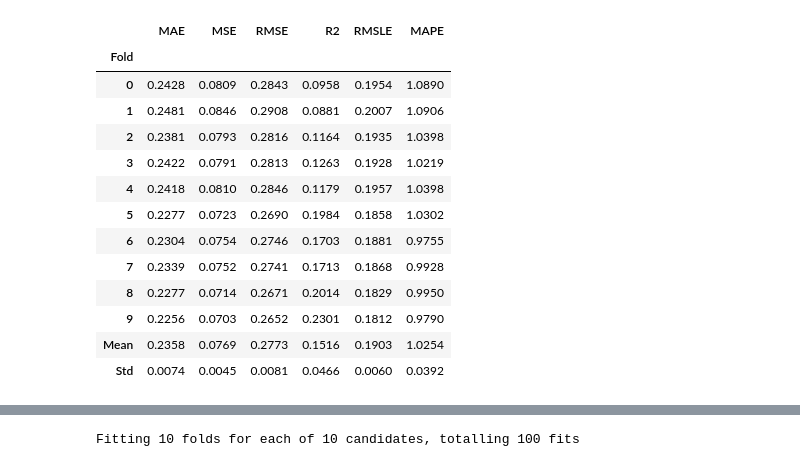
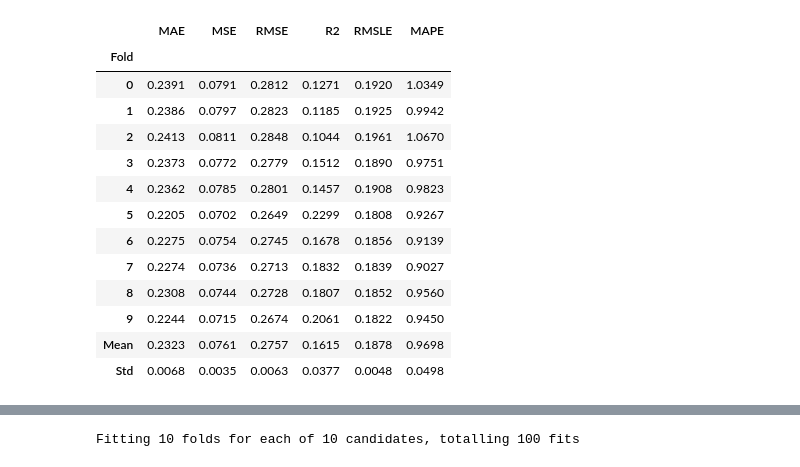
Before and after one commit to Lemaque14/IndyCar-Predictor, a Jupyter notebook: MLModel_IndyCar.ipynb, the cells around one changed output, grey strips where cells are left out. Drawn from its saved outputs; the diff is of its cells as text; code cells hidden in the pictures.

```diff
--- a/MLModel_IndyCar.ipynb
+++ b/MLModel_IndyCar.ipynb
@@ -129,5 +129,5 @@ ElasticNet(random_state=123)
 # %%
-gbr = create_model('gbr')
+et = create_model('et')
 # %% [output]
 [interactive output not drawn]
 |  | MAE | MSE | RMSE | R2 | RMSLE | MAPE |
@@ -147,22 +147,22 @@ gbr = create_model('gbr')
 [interactive output not drawn]
 # %%
-gbr_tune = tune_model(gbr)
+et_tune = tune_model(et)
 # %% [output]
 [interactive output not drawn]
 |  | MAE | MSE | RMSE | R2 | RMSLE | MAPE |
 | Fold |  |  |  |  |  |  |
-| 0 | 0.2428 | 0.0809 | 0.2843 | 0.0958 | 0.1954 | 1.0890 |
-| 1 | 0.2481 | 0.0846 | 0.2908 | 0.0881 | 0.2007 | 1.0906 |
-| 2 | 0.2381 | 0.0793 | 0.2816 | 0.1164 | 0.1935 | 1.0398 |
-| 3 | 0.2422 | 0.0791 | 0.2813 | 0.1263 | 0.1928 | 1.0219 |
-| 4 | 0.2418 | 0.0810 | 0.2846 | 0.1179 | 0.1957 | 1.0398 |
-| 5 | 0.2277 | 0.0723 | 0.2690 | 0.1984 | 0.1858 | 1.0302 |
-| 6 | 0.2304 | 0.0754 | 0.2746 | 0.1703 | 0.1881 | 0.9755 |
-| 7 | 0.2339 | 0.0752 | 0.2741 | 0.1713 | 0.1868 | 0.9928 |
-| 8 | 0.2277 | 0.0714 | 0.2671 | 0.2014 | 0.1829 | 0.9950 |
-| 9 | 0.2256 | 0.0703 | 0.2652 | 0.2301 | 0.1812 | 0.9790 |
-| Mean | 0.2358 | 0.0769 | 0.2773 | 0.1516 | 0.1903 | 1.0254 |
-| Std | 0.0074 | 0.0045 | 0.0081 | 0.0466 | 0.0060 | 0.0392 |
+| 0 | 0.2391 | 0.0791 | 0.2812 | 0.1271 | 0.1920 | 1.0349 |
+| 1 | 0.2386 | 0.0797 | 0.2823 | 0.1185 | 0.1925 | 0.9942 |
+| 2 | 0.2413 | 0.0811 | 0.2848 | 0.1044 | 0.1961 | 1.0670 |
+| 3 | 0.2373 | 0.0772 | 0.2779 | 0.1512 | 0.1890 | 0.9751 |
+| 4 | 0.2362 | 0.0785 | 0.2801 | 0.1457 | 0.1908 | 0.9823 |
+| 5 | 0.2205 | 0.0702 | 0.2649 | 0.2299 | 0.1808 | 0.9267 |
+| 6 | 0.2275 | 0.0754 | 0.2745 | 0.1678 | 0.1856 | 0.9139 |
+| 7 | 0.2274 | 0.0736 | 0.2713 | 0.1832 | 0.1839 | 0.9027 |
+| 8 | 0.2308 | 0.0744 | 0.2728 | 0.1807 | 0.1852 | 0.9560 |
+| 9 | 0.2244 | 0.0715 | 0.2674 | 0.2061 | 0.1822 | 0.9450 |
+| Mean | 0.2323 | 0.0761 | 0.2757 | 0.1615 | 0.1878 | 0.9698 |
+| Std | 0.0068 | 0.0035 | 0.0063 | 0.0377 | 0.0048 | 0.0498 |
 [interactive output not drawn]
 Fitting 10 folds for each of 10 candidates, totalling 100 fits
 # %%
```
Also changed, not shown: parts of 51 cells of this notebook, 6 other files.
